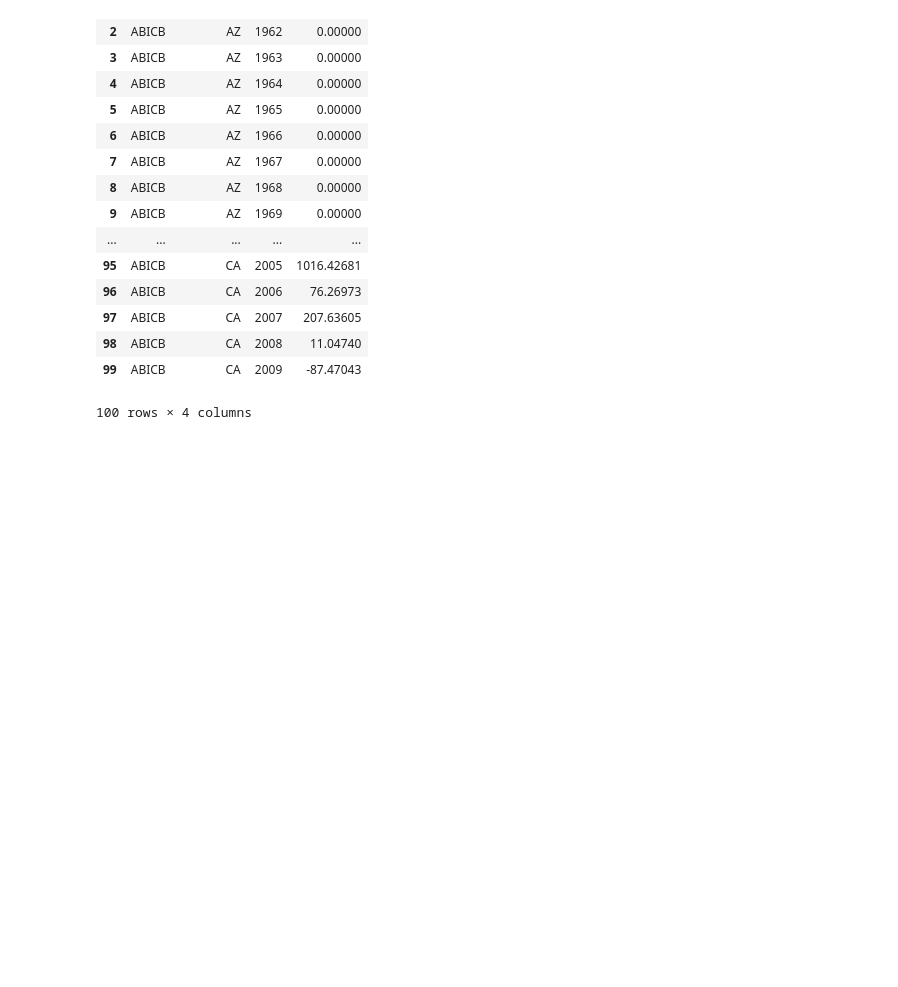
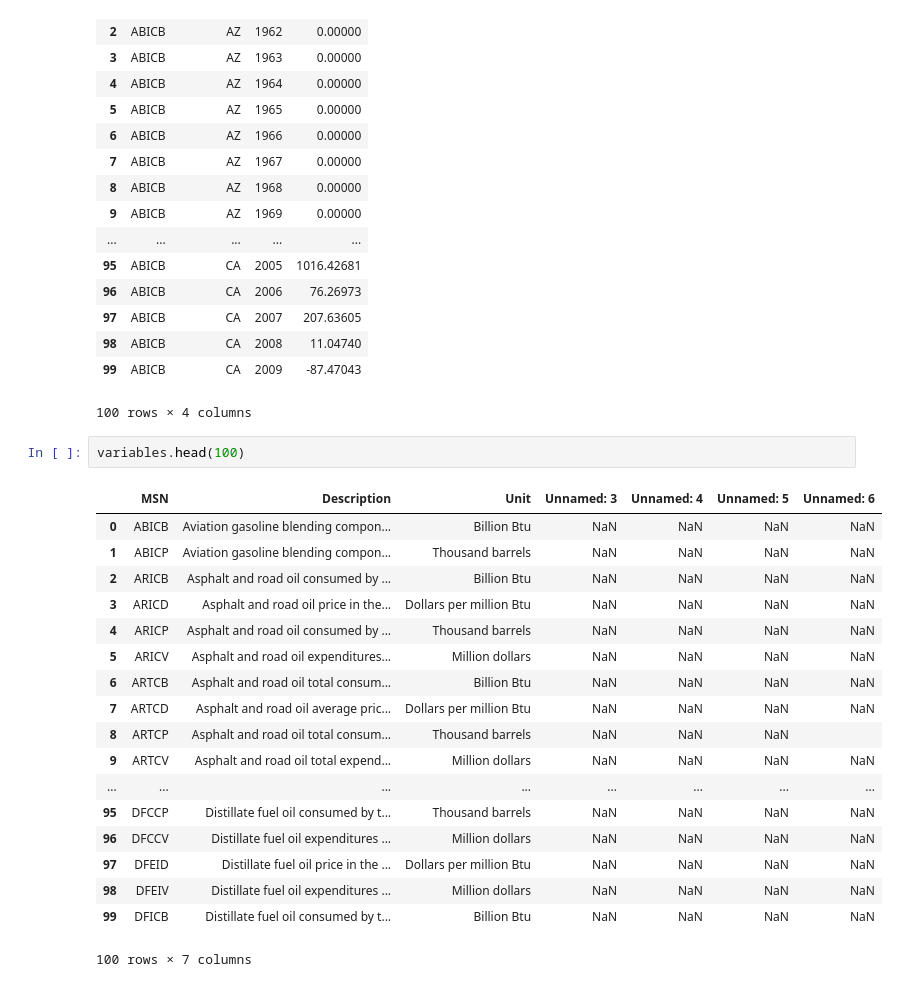
Before and after one commit to charmoniumQ/MCM-2018, a Jupyter notebook: MCM-Data-Analysis.ipynb, the cells around one changed output. Saved outputs shown, nothing was run; the diff lists cells and outputs as text; blank space fills up the shorter version.

```diff
--- a/MCM-Data-Analysis.ipynb
+++ b/MCM-Data-Analysis.ipynb
@@ -29,3 +27,24 @@ energy_data.head(100)
 | 98 | ABICB | CA | 2008 | 11.04740 |
 | 99 | ABICB | CA | 2009 | -87.47043 |
 100 rows × 4 columns
+# %%
+variables.head(100)
+# %% [output]
+|  | MSN | Description | Unit | Unnamed: 3 | Unnamed: 4 | Unnamed: 5 | Unnamed: 6 |
+| 0 | ABICB | Aviation gasoline blending compon... | Billion Btu | NaN | NaN | NaN | NaN |
+| 1 | ABICP | Aviation gasoline blending compon... | Thousand barrels | NaN | NaN | NaN | NaN |
+| 2 | ARICB | Asphalt and road oil consumed by ... | Billion Btu | NaN | NaN | NaN | NaN |
+| 3 | ARICD | Asphalt and road oil price in the... | Dollars per million Btu | NaN | NaN | NaN | NaN |
+| 4 | ARICP | Asphalt and road oil consumed by ... | Thousand barrels | NaN | NaN | NaN | NaN |
+| 5 | ARICV | Asphalt and road oil expenditures... | Million dollars | NaN | NaN | NaN | NaN |
+| 6 | ARTCB | Asphalt and road oil total consum... | Billion Btu | NaN | NaN | NaN | NaN |
+| 7 | ARTCD | Asphalt and road oil average pric... | Dollars per million Btu | NaN | NaN | NaN | NaN |
+| 8 | ARTCP | Asphalt and road oil total consum... | Thousand barrels | NaN | NaN | NaN |  |
+| 9 | ARTCV | Asphalt and road oil total expend... | Million dollars | NaN | NaN | NaN | NaN |
+| ... | ... | ... | ... | ... | ... | ... | ... |
+| 95 | DFCCP | Distillate fuel oil consumed by t... | Thousand barrels | NaN | NaN | NaN | NaN |
+| 96 | DFCCV | Distillate fuel oil expenditures ... | Million dollars | NaN | NaN | NaN | NaN |
+| 97 | DFEID | Distillate fuel oil price in the ... | Dollars per million Btu | NaN | NaN | NaN | NaN |
+| 98 | DFEIV | Distillate fuel oil expenditures ... | Million dollars | NaN | NaN | NaN | NaN |
+| 99 | DFICB | Distillate fuel oil consumed by t... | Billion Btu | NaN | NaN | NaN | NaN |
+100 rows × 7 columns
```
Also changed, not shown: parts of 7 cells of this notebook.
